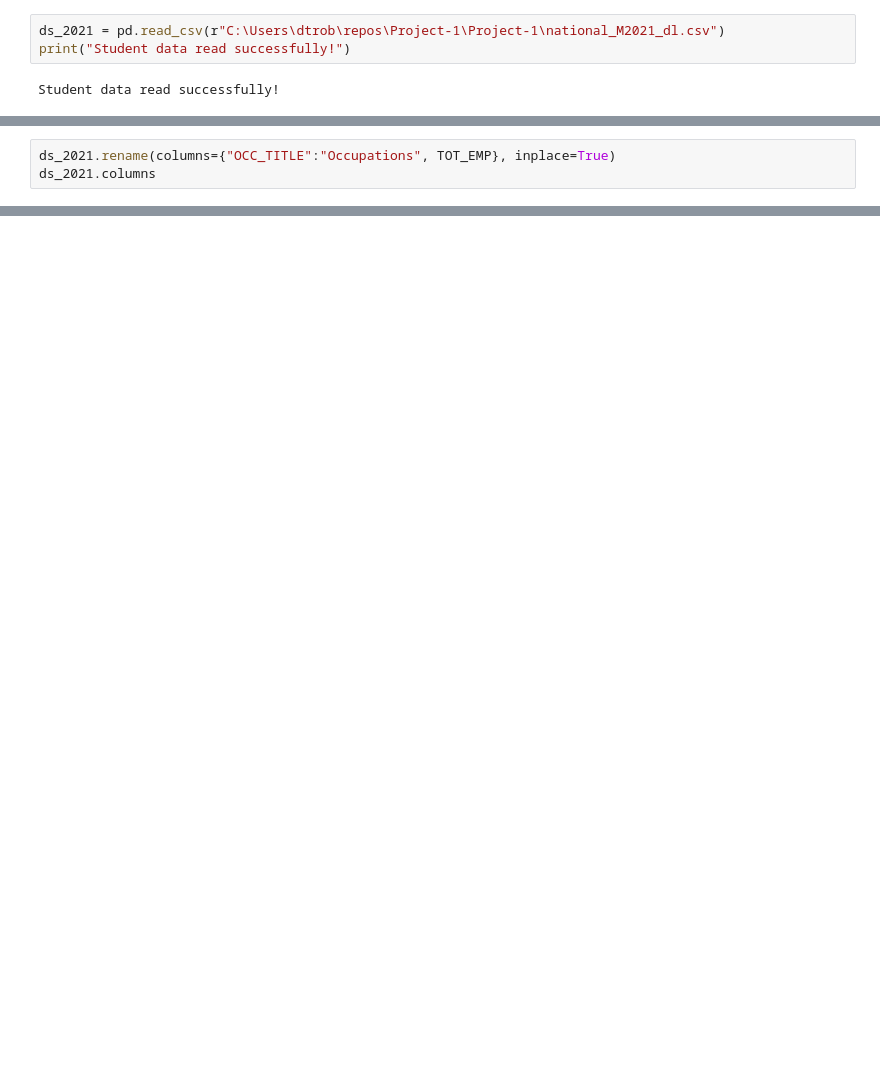
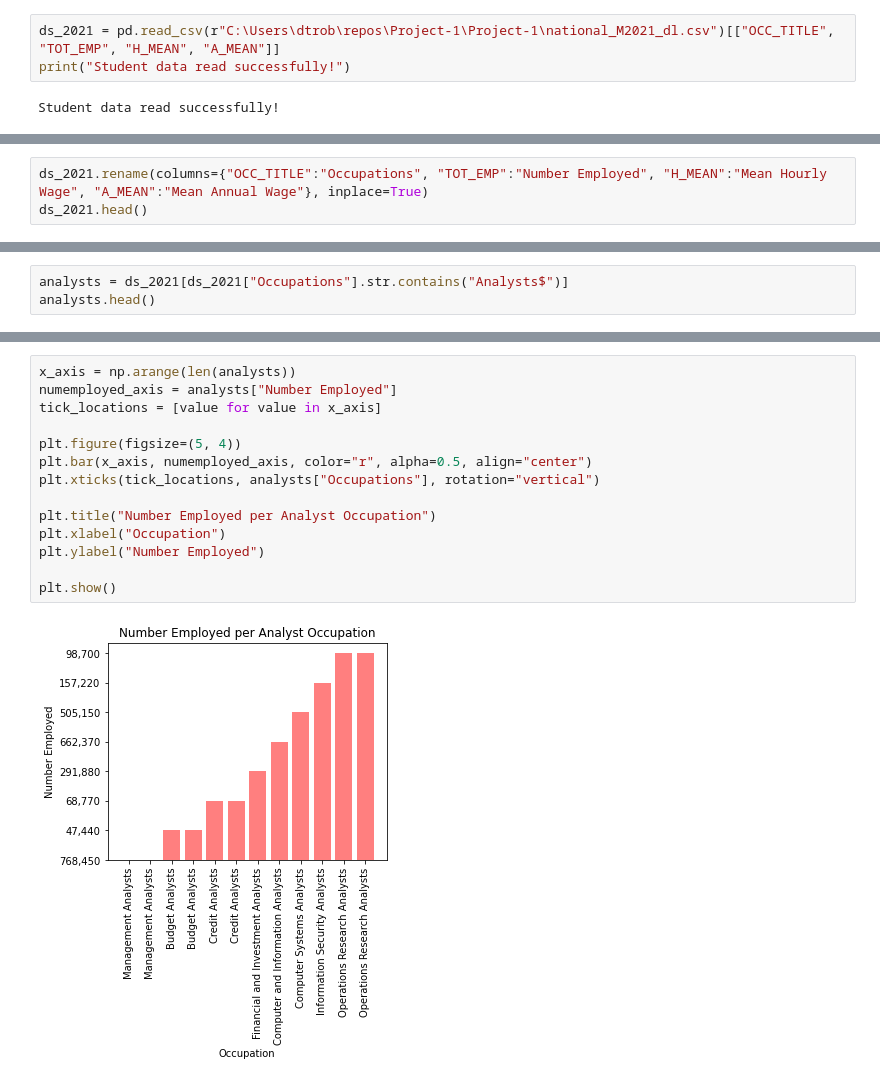
Before and after one commit to LC-Conner/Project-1, a Jupyter notebook: bls_project1.ipynb, the cells around one changed output, grey strips where cells are left out. Drawn from its saved outputs; the diff is of its cells as text; blank space fills up the shorter version.

Commit message:
Added my project

```diff
--- a/bls_project1.ipynb
+++ b/bls_project1.ipynb
@@ -2,7 +3,7 @@
 import numpy as np
 import pandas as pd
 # %%
-ds_2021 = pd.read_csv(r"C:\Users\dtrob\repos\Project-1\Project-1\national_M2021_dl.csv")
+ds_2021 = pd.read_csv(r"C:\Users\dtrob\repos\Project-1\Project-1\national_M2021_dl.csv")[["OCC_TITLE", "TOT_EMP", "H_MEAN", "A_MEAN"]]
 print("Student data read successfully!")
 # %% [output]
 Student data read successfully!
@@ -29,4 +10,4 @@ Index(['AREA', 'AREA_TITLE', 'AREA_TYPE', 'PRIM_STATE', 'NAICS', 'NAICS_TITLE',
 # %%
-ds_2021.rename(columns={"OCC_TITLE":"Occupations", TOT_EMP}, inplace=True)
-ds_2021.columns
+ds_2021.rename(columns={"OCC_TITLE":"Occupations", "TOT_EMP":"Number Employed", "H_MEAN":"Mean Hourly Wage", "A_MEAN":"Mean Annual Wage"}, inplace=True)
+ds_2021.head()
 # %% [output]
@@ -39,0 +20,3 @@ Index(['AREA', 'AREA_TITLE', 'AREA_TYPE', 'PRIM_STATE', 'NAICS', 'NAICS_TITLE',
+# %%
+analysts = ds_2021[ds_2021["Occupations"].str.contains("Analysts$")]
+analysts.head()
@@ -39,0 +30,16 @@ Index(['AREA', 'AREA_TITLE', 'AREA_TYPE', 'PRIM_STATE', 'NAICS', 'NAICS_TITLE',
+# %%
+x_axis = np.arange(len(analysts))
+numemployed_axis = analysts["Number Employed"]
+tick_locations = [value for value in x_axis]
+
+plt.figure(figsize=(5, 4))
+plt.bar(x_axis, numemployed_axis, color="r", alpha=0.5, align="center")
+plt.xticks(tick_locations, analysts["Occupations"], rotation="vertical")
+
+plt.title("Number Employed per Analyst Occupation")
+plt.xlabel("Occupation")
+plt.ylabel("Number Employed")
+
+plt.show()
+# %% [output]
+[figure, added]
```
Also changed, not shown: parts of 10 cells of this notebook.
